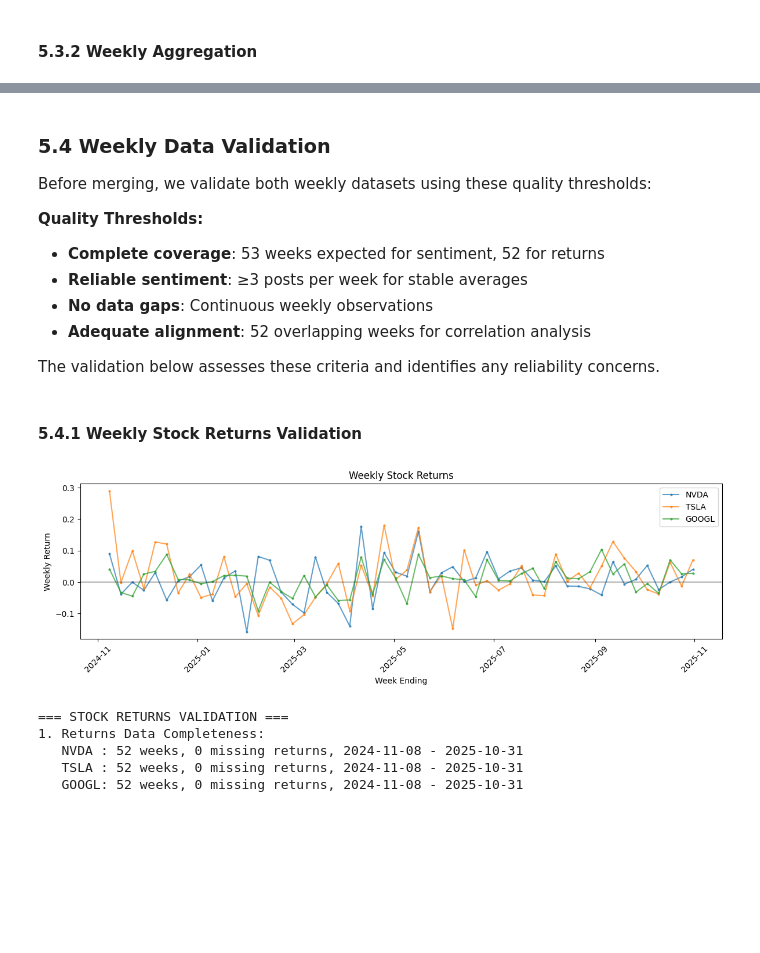
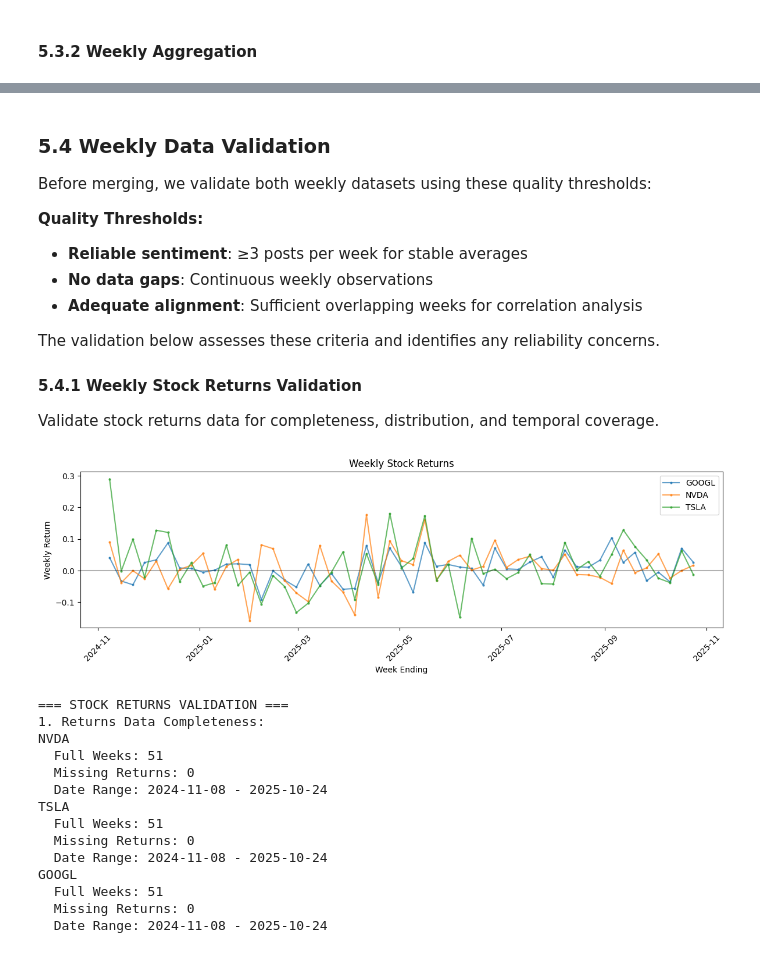
Before and after one commit to Raumfahrer007/stock_news_analyzer, a Jupyter notebook: notebooks/stock_news_analyzer_project.ipynb, the cells around one changed output, grey strips where cells are left out. Saved outputs shown, nothing was run; the diff lists cells and outputs as text; code cells hidden in the pictures; blank space fills up the shorter version.

```diff
--- a/notebooks/stock_news_analyzer_project.ipynb
+++ b/notebooks/stock_news_analyzer_project.ipynb
@@ -968,39 +1027,55 @@ Calculating stock returns...
 Before merging, we validate both weekly datasets using these quality thresholds:
 
 **Quality Thresholds:**
-- **Complete coverage**: 53 weeks expected for sentiment, 52 for returns
 - **Reliable sentiment**: ≥3 posts per week for stable averages
 - **No data gaps**: Continuous weekly observations
-- **Adequate alignment**: 52 overlapping weeks for correlation analysis
+- **Adequate alignment**: Sufficient overlapping weeks for correlation analysis
 
 The validation below assesses these criteria and identifies any reliability concerns.
+
+#### 5.4.1 Weekly Stock Returns Validation
+Validate stock returns data for completeness, distribution, and temporal coverage.
-# %% [markdown]
-#### 5.4.1 Weekly Stock Returns Validation
 # %%
+# Using pivot for easier plotting
 plt.figure(figsize=(12, 4))
-for ticker, data in stock_returns.items():
-    plt.plot(data['week_ending'], data['weekly_return'], marker='o', label=ticker, markersize=2, alpha=0.7)
+pivot_returns = stock_returns_weekly.pivot(index='week_ending', columns='ticker', values='weekly_return')
+
+for ticker in pivot_returns.columns:
+    plt.plot(pivot_returns.index, pivot_returns[ticker], marker='o', label=ticker, markersize=2, alpha=0.7)
 
 plt.title('Weekly Stock Returns')
 plt.xlabel('Week Ending')
 plt.ylabel('Weekly Return')
 plt.axhline(y=0, color='black', linestyle='-', alpha=0.3)
 plt.legend()
 plt.xticks(rotation=45)
 plt.tight_layout()
 plt.show()
 
 print("\n=== STOCK RETURNS VALIDATION ===")
 
 # 1. Basic completeness check
 print("1. Returns Data Completeness:")
-for ticker, data in stock_returns.items():
-    missing_returns = data['weekly_return'].isna().sum()
-    print(f"   {ticker:5s}: {len(data)} weeks, {missing_returns} missing returns, {data['week_ending'].min()} - {data['week_ending'].max()}")
+for ticker in stock_returns_weekly['ticker'].unique():
+    ticker_data = stock_returns_weekly[stock_returns_weekly['ticker'] == ticker]
+    missing_returns = ticker_data['weekly_return'].isna().sum()
+    print(f"{ticker}")
+    print(f"  Full Weeks: {len(ticker_data)}")
+    print(f"  Missing Returns: {missing_returns}")
+    print(f"  Date Range: {ticker_data['week_ending'].min()} - {ticker_data['week_ending'].max()}")
 # %% [output]
-[figure, old version]
+[figure, new version]
 === STOCK RETURNS VALIDATION ===
 1. Returns Data Completeness:
-   NVDA : 52 weeks, 0 missing returns, 2024-11-08 - 2025-10-31
-   TSLA : 52 weeks, 0 missing returns, 2024-11-08 - 2025-10-31
-   GOOGL: 52 weeks, 0 missing returns, 2024-11-08 - 2025-10-31
+NVDA
+  Full Weeks: 51
+  Missing Returns: 0
+  Date Range: 2024-11-08 - 2025-10-24
+TSLA
+  Full Weeks: 51
+  Missing Returns: 0
+  Date Range: 2024-11-08 - 2025-10-24
+GOOGL
+  Full Weeks: 51
+  Missing Returns: 0
+  Date Range: 2024-11-08 - 2025-10-24
```
Also changed, not shown: parts of 47 cells of this notebook.
